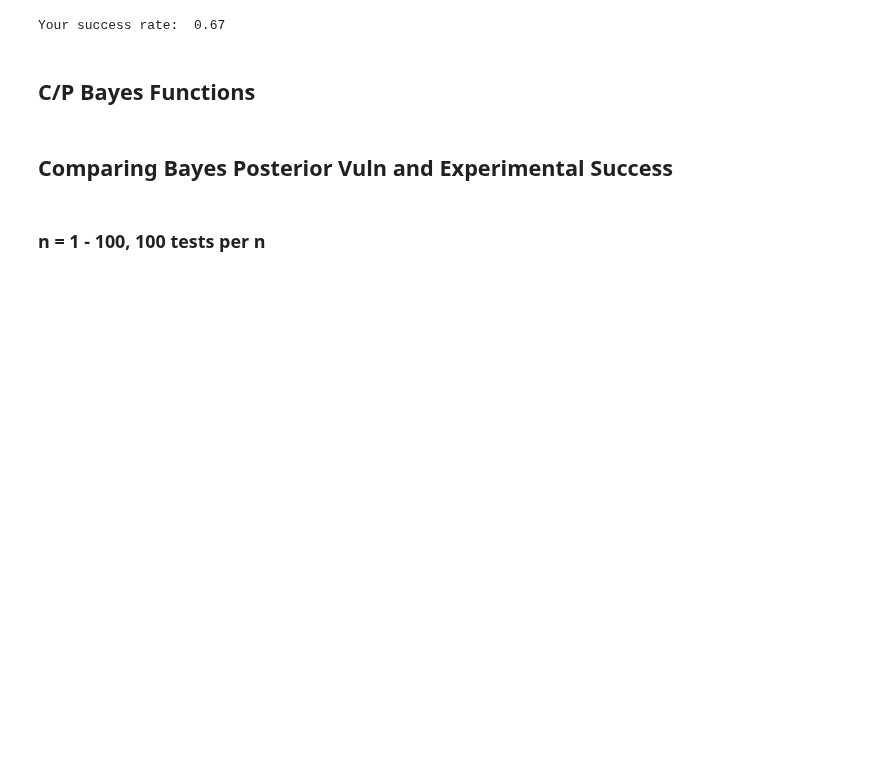
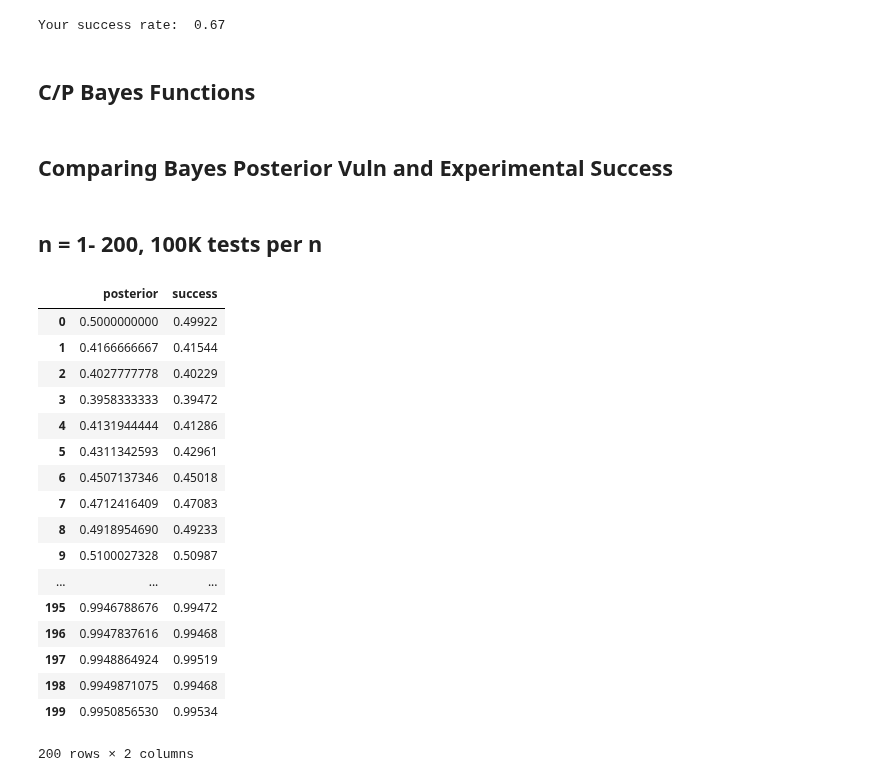
Before and after one commit to majk12/pbv, a Jupyter notebook: exp.ipynb, the cells around one changed output. Drawn from its saved outputs; the diff is of its cells as text; code cells hidden in the pictures; blank space fills up the shorter version.

```diff
--- a/exp.ipynb
+++ b/exp.ipynb
@@ -267,9 +267,30 @@ def graph_bayes_exp(n_range, df):
     plt.show()
     plt.close()
 # %% [markdown]
-### n = 1 - 100, 100 tests per n
+## n = 1- 200, 100K tests per n
 # %%
-n_range = 100
+n_range = 200
 k = 3
 probs = [1/2, 1/3, 1/6]
-num_tests = 100
+num_tests = 100000
+df_M = bayes_post_vs_success(n_range, k, probs, num_tests)
+df_M
+# %% [output]
+|  | posterior | success |
+| 0 | 0.5000000000 | 0.49922 |
+| 1 | 0.4166666667 | 0.41544 |
+| 2 | 0.4027777778 | 0.40229 |
+| 3 | 0.3958333333 | 0.39472 |
+| 4 | 0.4131944444 | 0.41286 |
+| 5 | 0.4311342593 | 0.42961 |
+| 6 | 0.4507137346 | 0.45018 |
+| 7 | 0.4712416409 | 0.47083 |
+| 8 | 0.4918954690 | 0.49233 |
+| 9 | 0.5100027328 | 0.50987 |
+| ... | ... | ... |
+| 195 | 0.9946788676 | 0.99472 |
+| 196 | 0.9947837616 | 0.99468 |
+| 197 | 0.9948864924 | 0.99519 |
+| 198 | 0.9949871075 | 0.99468 |
+| 199 | 0.9950856530 | 0.99534 |
+200 rows × 2 columns
```
Also changed, not shown: parts of 17 cells of this notebook.
